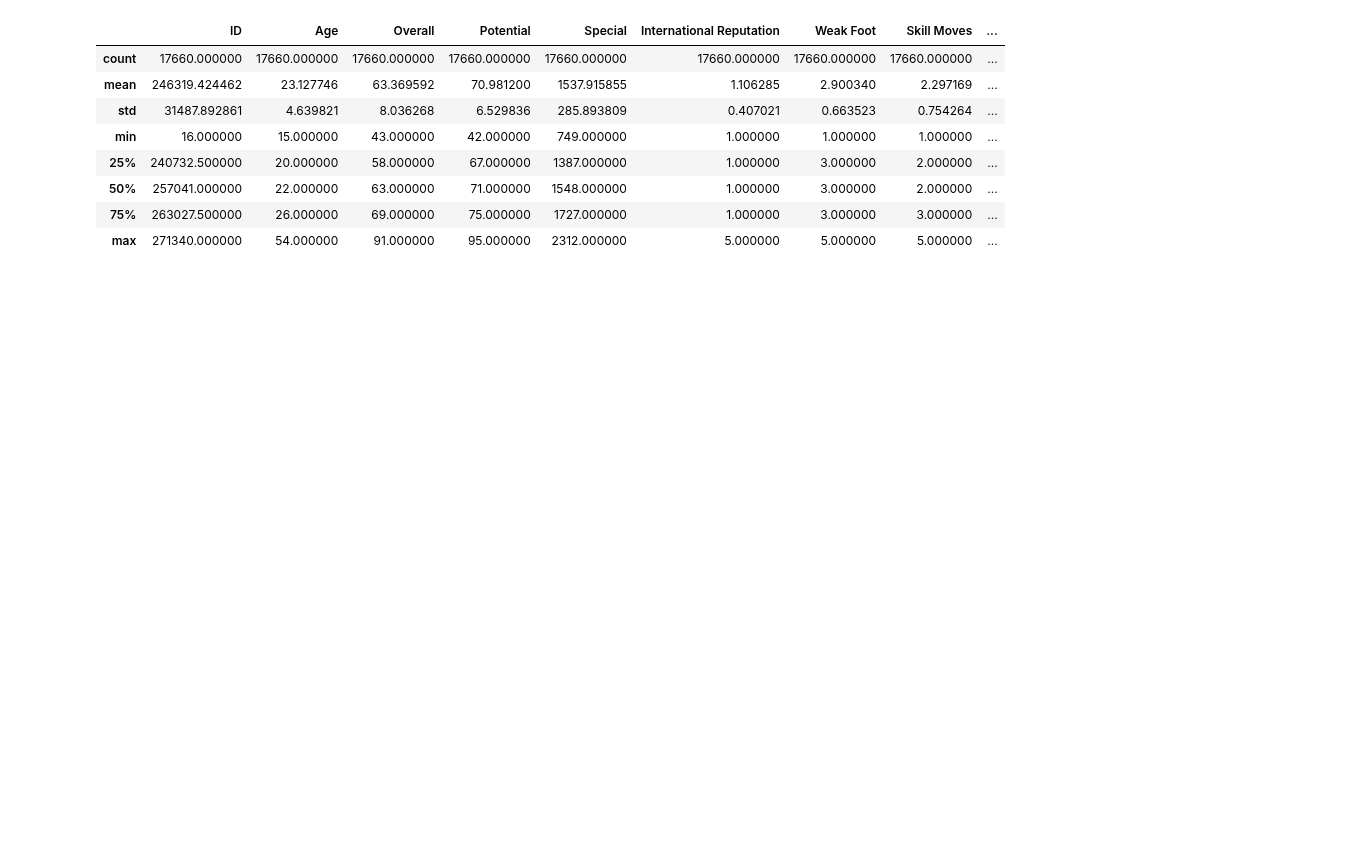
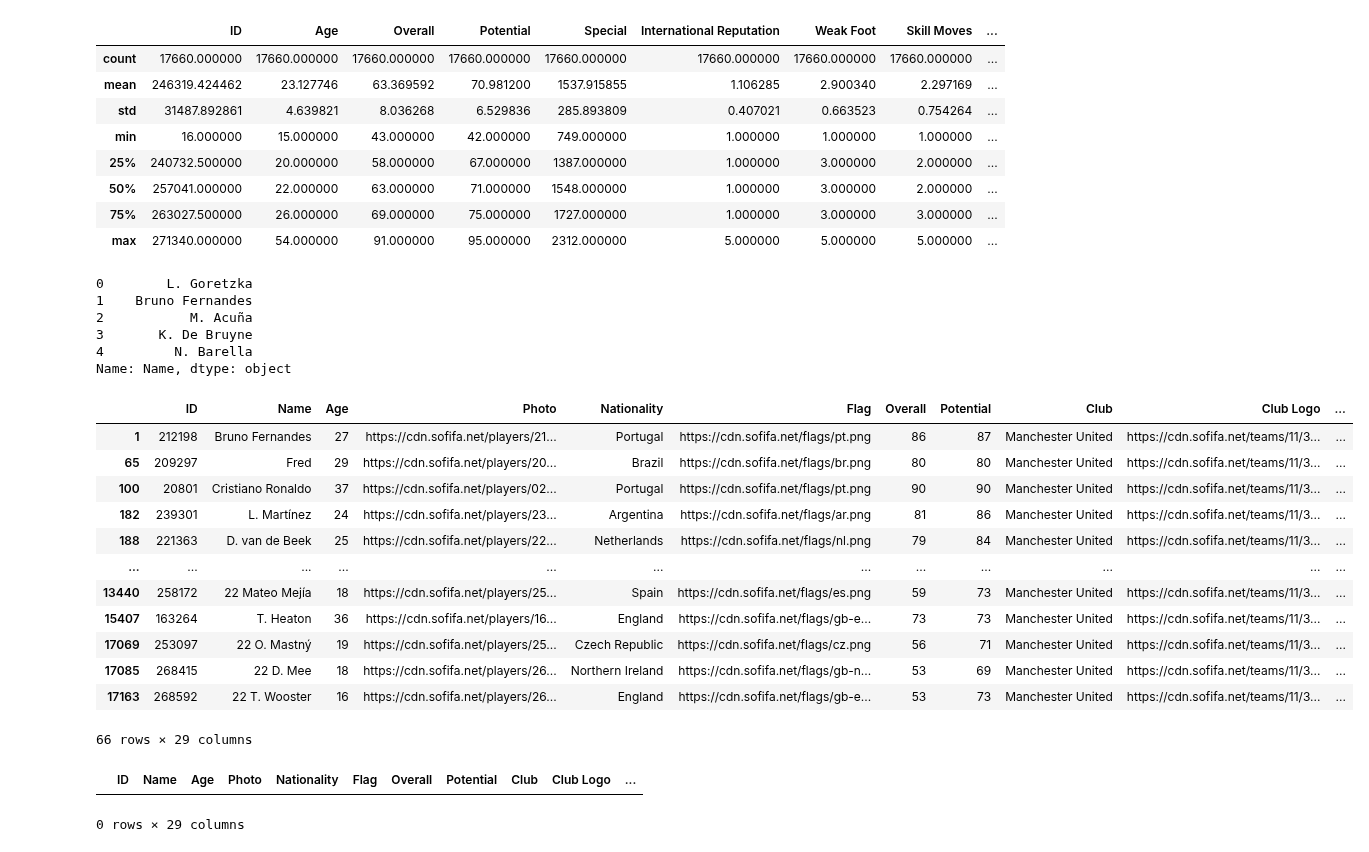
Before and after one commit to msnkr/python_projects, a Jupyter notebook: ML/fifa_data/fifa_dataset.ipynb, the cells around one changed output. Saved outputs shown, nothing was run; the diff lists cells and outputs as text; code cells hidden in the pictures; blank space fills up the shorter version.

```diff
--- a/ML/fifa_data/fifa_dataset.ipynb
+++ b/ML/fifa_data/fifa_dataset.ipynb
@@ -31,3 +46,33 @@ df.describe()
 | 50% | 257041.000000 | 22.000000 | 63.000000 | 71.000000 | 1548.000000 | 1.000000 | 3.000000 | 2.000000 | ... |
 | 75% | 263027.500000 | 26.000000 | 69.000000 | 75.000000 | 1727.000000 | 1.000000 | 3.000000 | 3.000000 | ... |
 | max | 271340.000000 | 54.000000 | 91.000000 | 95.000000 | 2312.000000 | 5.000000 | 5.000000 | 5.000000 | ... |
+# %%
+df["Name"].head()
+# %% [output]
+0        L. Goretzka
+1    Bruno Fernandes
+2           M. Acuña
+3       K. De Bruyne
+4         N. Barella
+Name: Name, dtype: object
+# %%
+df[df["Club"]=="Manchester United"]
+# %% [output]
+|  | ID | Name | Age | Photo | Nationality | Flag | Overall | Potential | Club | Club Logo | ... |
+| 1 | 212198 | Bruno Fernandes | 27 | https://cdn.sofifa.net/players/21... | Portugal | https://cdn.sofifa.net/flags/pt.png | 86 | 87 | Manchester United | https://cdn.sofifa.net/teams/11/3... | ... |
+| 65 | 209297 | Fred | 29 | https://cdn.sofifa.net/players/20... | Brazil | https://cdn.sofifa.net/flags/br.png | 80 | 80 | Manchester United | https://cdn.sofifa.net/teams/11/3... | ... |
+| 100 | 20801 | Cristiano Ronaldo | 37 | https://cdn.sofifa.net/players/02... | Portugal | https://cdn.sofifa.net/flags/pt.png | 90 | 90 | Manchester United | https://cdn.sofifa.net/teams/11/3... | ... |
+| 182 | 239301 | L. Martínez | 24 | https://cdn.sofifa.net/players/23... | Argentina | https://cdn.sofifa.net/flags/ar.png | 81 | 86 | Manchester United | https://cdn.sofifa.net/teams/11/3... | ... |
+| 188 | 221363 | D. van de Beek | 25 | https://cdn.sofifa.net/players/22... | Netherlands | https://cdn.sofifa.net/flags/nl.png | 79 | 84 | Manchester United | https://cdn.sofifa.net/teams/11/3... | ... |
+| ... | ... | ... | ... | ... | ... | ... | ... | ... | ... | ... | ... |
+| 13440 | 258172 | 22 Mateo Mejía | 18 | https://cdn.sofifa.net/players/25... | Spain | https://cdn.sofifa.net/flags/es.png | 59 | 73 | Manchester United | https://cdn.sofifa.net/teams/11/3... | ... |
+| 15407 | 163264 | T. Heaton | 36 | https://cdn.sofifa.net/players/16... | England | https://cdn.sofifa.net/flags/gb-e... | 73 | 73 | Manchester United | https://cdn.sofifa.net/teams/11/3... | ... |
+| 17069 | 253097 | 22 O. Mastný | 19 | https://cdn.sofifa.net/players/25... | Czech Republic | https://cdn.sofifa.net/flags/cz.png | 56 | 71 | Manchester United | https://cdn.sofifa.net/teams/11/3... | ... |
+| 17085 | 268415 | 22 D. Mee | 18 | https://cdn.sofifa.net/players/26... | Northern Ireland | https://cdn.sofifa.net/flags/gb-n... | 53 | 69 | Manchester United | https://cdn.sofifa.net/teams/11/3... | ... |
+| 17163 | 268592 | 22 T. Wooster | 16 | https://cdn.sofifa.net/players/26... | England | https://cdn.sofifa.net/flags/gb-e... | 53 | 73 | Manchester United | https://cdn.sofifa.net/teams/11/3... | ... |
+66 rows × 29 columns
+# %%
+df[df["Name"] == "Rinaldo"]
+# %% [output]
+|  | ID | Name | Age | Photo | Nationality | Flag | Overall | Potential | Club | Club Logo | ... |
+0 rows × 29 columns
```
Also changed, not shown: parts of 1 cell of this notebook, 1 other file.
